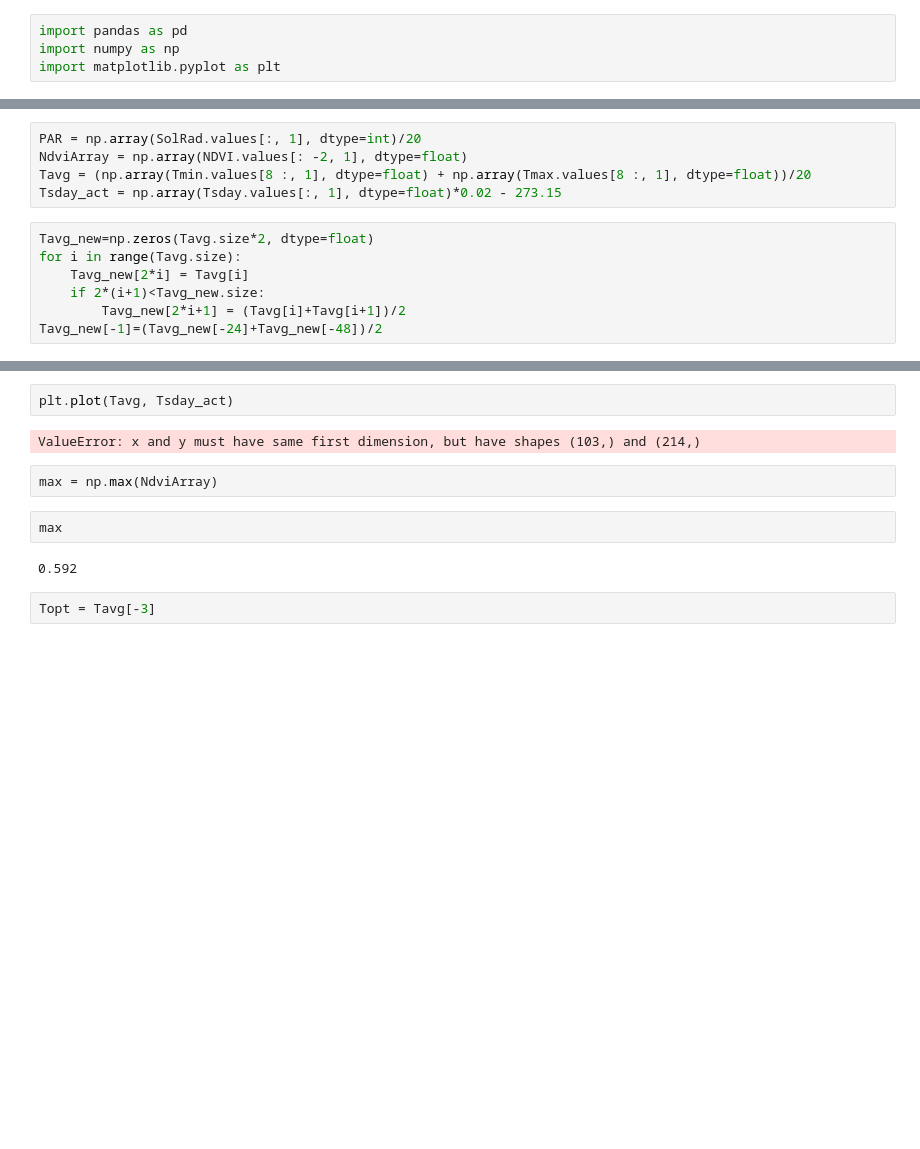
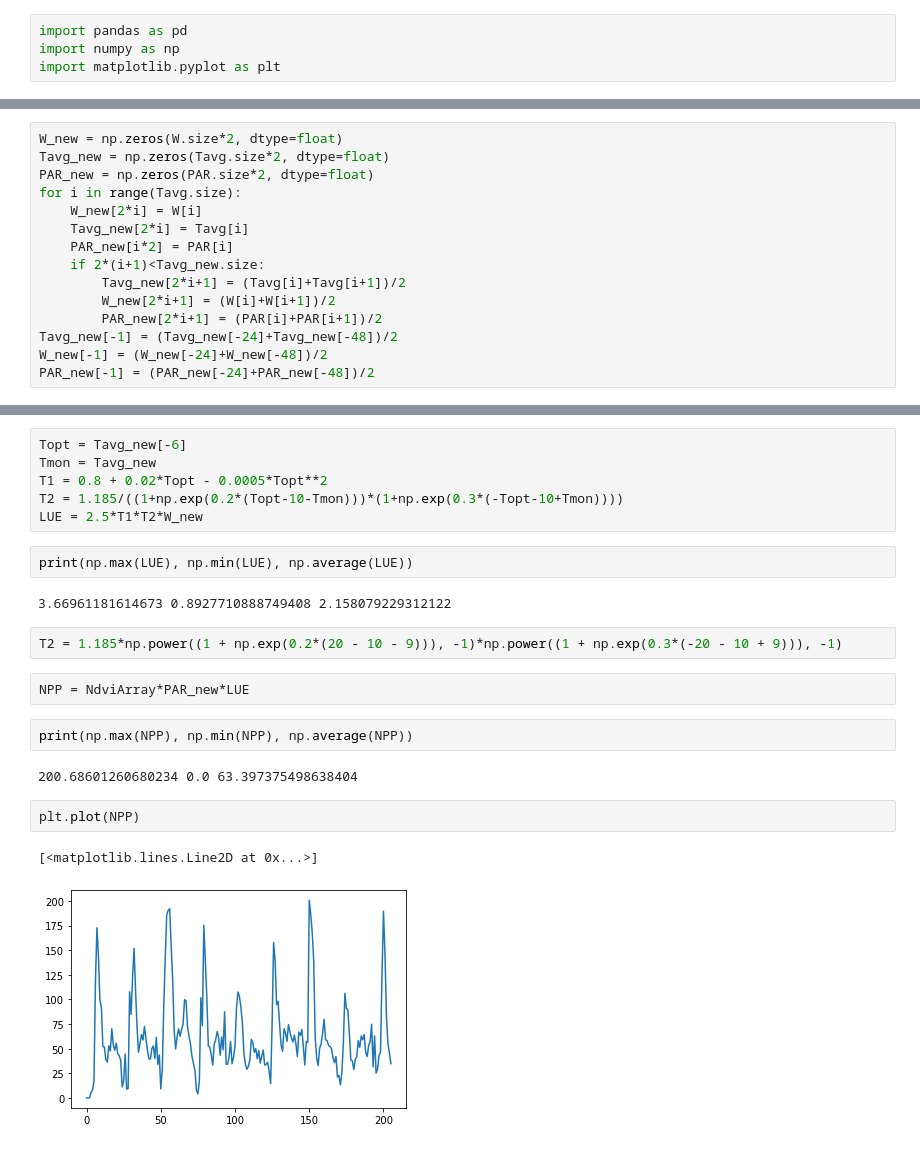
Before and after one commit to hitgo00/SC_209_Project, a Jupyter notebook: Model.ipynb, the cells around one changed output, grey strips where cells are left out. Drawn from its saved outputs; the diff is of its cells as text; blank space fills up the shorter version.

```diff
--- a/Model.ipynb
+++ b/Model.ipynb
@@ -17,13 +22,16 @@ W = W.reshape((W.size,1))
-# %%
-PAR = np.array(SolRad.values[:, 1], dtype=int)/20
-NdviArray = np.array(NDVI.values[: -2, 1], dtype=float)
-Tavg = (np.array(Tmin.values[8 :, 1], dtype=float) + np.array(Tmax.values[8 :, 1], dtype=float))/20
-Tsday_act = np.array(Tsday.values[:, 1], dtype=float)*0.02 - 273.15
 # %%
-Tavg_new=np.zeros(Tavg.size*2, dtype=float)
+W_new = np.zeros(W.size*2, dtype=float)
+Tavg_new = np.zeros(Tavg.size*2, dtype=float)
+PAR_new = np.zeros(PAR.size*2, dtype=float)
 for i in range(Tavg.size):
+    W_new[2*i] = W[i]
     Tavg_new[2*i] = Tavg[i]
+    PAR_new[i*2] = PAR[i]
     if 2*(i+1)<Tavg_new.size:
         Tavg_new[2*i+1] = (Tavg[i]+Tavg[i+1])/2
-Tavg_new[-1]=(Tavg_new[-24]+Tavg_new[-48])/2
+        W_new[2*i+1] = (W[i]+W[i+1])/2
+        PAR_new[2*i+1] = (PAR[i]+PAR[i+1])/2
+Tavg_new[-1] = (Tavg_new[-24]+Tavg_new[-48])/2
+W_new[-1] = (W_new[-24]+W_new[-48])/2
+PAR_new[-1] = (PAR_new[-24]+PAR_new[-48])/2
 # %% [markdown]
@@ -42,12 +45,23 @@ ValueError: operands could not be broadcast together with shapes (206,) (216,)
+# %%
+Topt = Tavg_new[-6]
+Tmon = Tavg_new
+T1 = 0.8 + 0.02*Topt - 0.0005*Topt**2
+T2 = 1.185/((1+np.exp(0.2*(Topt-10-Tmon)))*(1+np.exp(0.3*(-Topt-10+Tmon))))
+LUE = 2.5*T1*T2*W_new
+# %%
+print(np.max(LUE), np.min(LUE), np.average(LUE))
+# %% [output]
+3.66961181614673 0.8927710888749408 2.158079229312122
+# %%
+T2 = 1.185*np.power((1 + np.exp(0.2*(20 - 10 - 9))), -1)*np.power((1 + np.exp(0.3*(-20 - 10 + 9))), -1)
+# %%
+NPP = NdviArray*PAR_new*LUE
+# %%
+print(np.max(NPP), np.min(NPP), np.average(NPP))
+# %% [output]
+200.68601260680234 0.0 63.397375498638404
 # %%
-plt.plot(Tavg, Tsday_act)
+plt.plot(NPP)
 # %% [output]
-ValueError: x and y must have same first dimension, but have shapes (103,) and (214,)
+[<matplotlib.lines.Line2D at 0x...>]
+[figure, added]
-# %%
-max = np.max(NdviArray)
-# %%
-max
-# %% [output]
-0.592
-# %%
-Topt = Tavg[-3]
```
Also changed, not shown: parts of 9 cells of this notebook, 1 other file.
